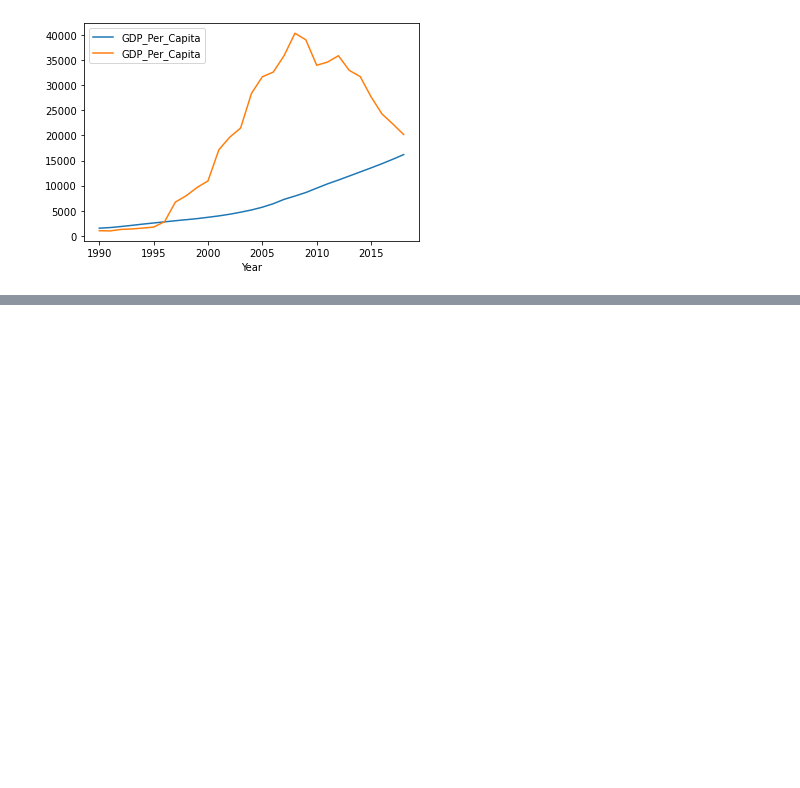
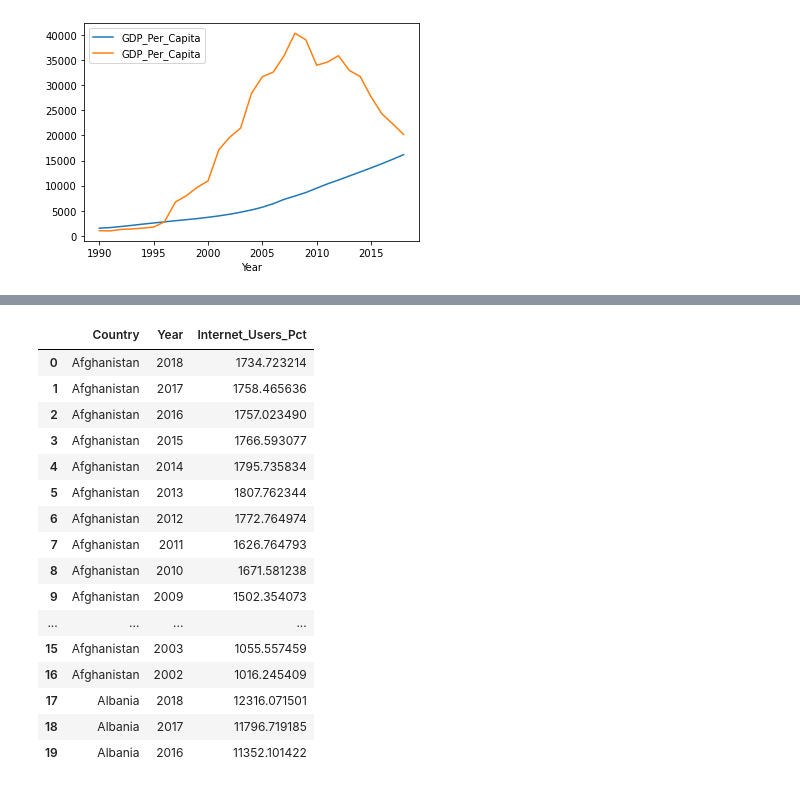
Before and after one commit to nss-data-science-cohort-4/dq1-undata-knturi, a Jupyter notebook: notebooks/UN_Data_Exploration.ipynb, the cells around one changed output, grey strips where cells are left out. Cells and saved outputs as stored; diff of their text form; code cells hidden in the pictures; blank space fills up the shorter version.

```diff
--- a/notebooks/UN_Data_Exploration.ipynb
+++ b/notebooks/UN_Data_Exploration.ipynb
@@ -306,0 +329,23 @@ highGDP
+# %%
+internet_df=pd.read_csv("../data/internet_use.csv", skipfooter=2)
+internet_df.drop(["Value Footnotes"], axis=1, inplace=True)
+# %%
+internet_df.head(n=20)
+# %% [output]
+|  | Country | Year | Internet_Users_Pct |
+| 0 | Afghanistan | 2018 | 1734.723214 |
+| 1 | Afghanistan | 2017 | 1758.465636 |
+| 2 | Afghanistan | 2016 | 1757.023490 |
+| 3 | Afghanistan | 2015 | 1766.593077 |
+| 4 | Afghanistan | 2014 | 1795.735834 |
+| 5 | Afghanistan | 2013 | 1807.762344 |
+| 6 | Afghanistan | 2012 | 1772.764974 |
+| 7 | Afghanistan | 2011 | 1626.764793 |
+| 8 | Afghanistan | 2010 | 1671.581238 |
+| 9 | Afghanistan | 2009 | 1502.354073 |
+| ... | ... | ... | ... |
+| 15 | Afghanistan | 2003 | 1055.557459 |
+| 16 | Afghanistan | 2002 | 1016.245409 |
+| 17 | Albania | 2018 | 12316.071501 |
+| 18 | Albania | 2017 | 11796.719185 |
+| 19 | Albania | 2016 | 11352.101422 |
```
Also changed, not shown: parts of 9 cells of this notebook, 1 other file.
